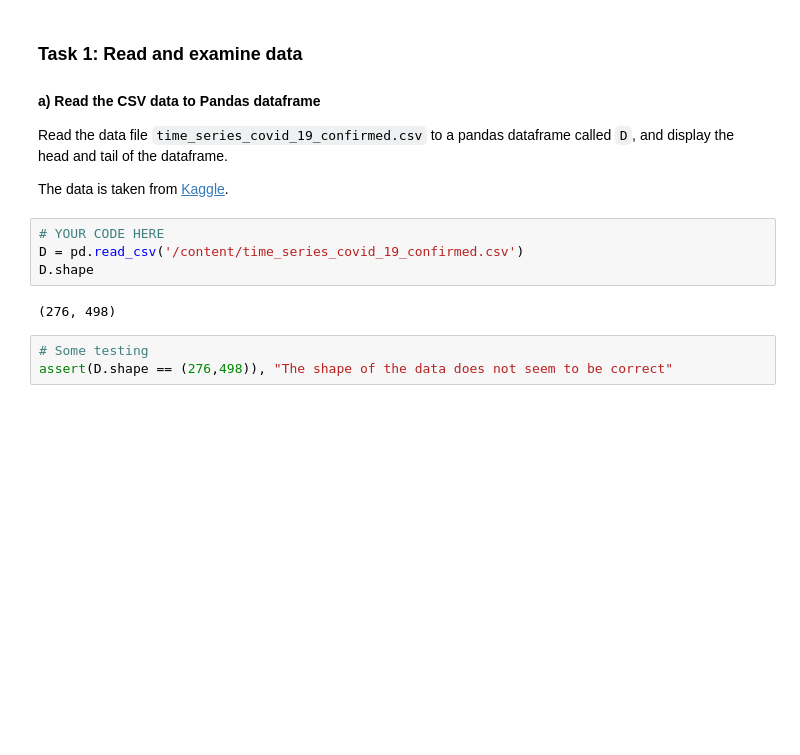
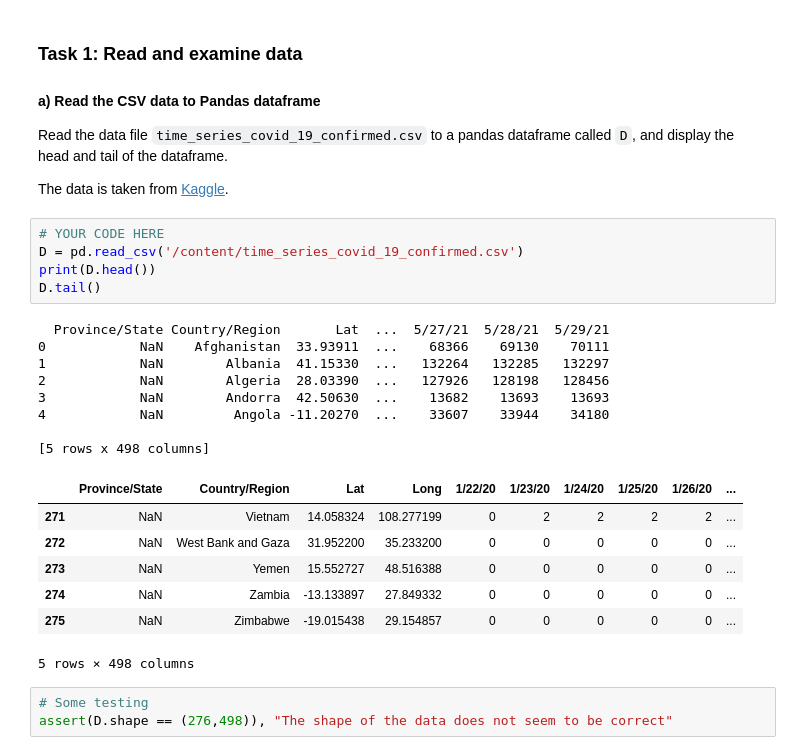
Before and after one commit to marpulli246/Vaasa-AML, a Jupyter notebook: Exercises/Markku_Pulli_Exercise2.ipynb, the cells around one changed output. Saved outputs shown, nothing was run; the diff lists cells and outputs as text; blank space fills up the shorter version.

```diff
--- a/Exercises/Markku_Pulli_Exercise2.ipynb
+++ b/Exercises/Markku_Pulli_Exercise2.ipynb
@@ -66,9 +66,24 @@ The data is taken from [Kaggle](https://www.kaggle.com/sudalairajkumar/novel-cor
 # %%
 # YOUR CODE HERE
 D = pd.read_csv('/content/time_series_covid_19_confirmed.csv')
-D.shape
+print(D.head())
+D.tail()
 # %% [output]
-(276, 498)
+  Province/State Country/Region       Lat  ...  5/27/21  5/28/21  5/29/21
+0            NaN    Afghanistan  33.93911  ...    68366    69130    70111
+1            NaN        Albania  41.15330  ...   132264   132285   132297
+2            NaN        Algeria  28.03390  ...   127926   128198   128456
+3            NaN        Andorra  42.50630  ...    13682    13693    13693
+4            NaN         Angola -11.20270  ...    33607    33944    34180
+
+[5 rows x 498 columns]
+|  | Province/State | Country/Region | Lat | Long | 1/22/20 | 1/23/20 | 1/24/20 | 1/25/20 | 1/26/20 | ... |
+| 271 | NaN | Vietnam | 14.058324 | 108.277199 | 0 | 2 | 2 | 2 | 2 | ... |
+| 272 | NaN | West Bank and Gaza | 31.952200 | 35.233200 | 0 | 0 | 0 | 0 | 0 | ... |
+| 273 | NaN | Yemen | 15.552727 | 48.516388 | 0 | 0 | 0 | 0 | 0 | ... |
+| 274 | NaN | Zambia | -13.133897 | 27.849332 | 0 | 0 | 0 | 0 | 0 | ... |
+| 275 | NaN | Zimbabwe | -19.015438 | 29.154857 | 0 | 0 | 0 | 0 | 0 | ... |
+5 rows × 498 columns
 # %%
 # Some testing
 assert(D.shape == (276,498)), "The shape of the data does not seem to be correct"
```
Also changed, not shown: parts of 9 cells of this notebook.
